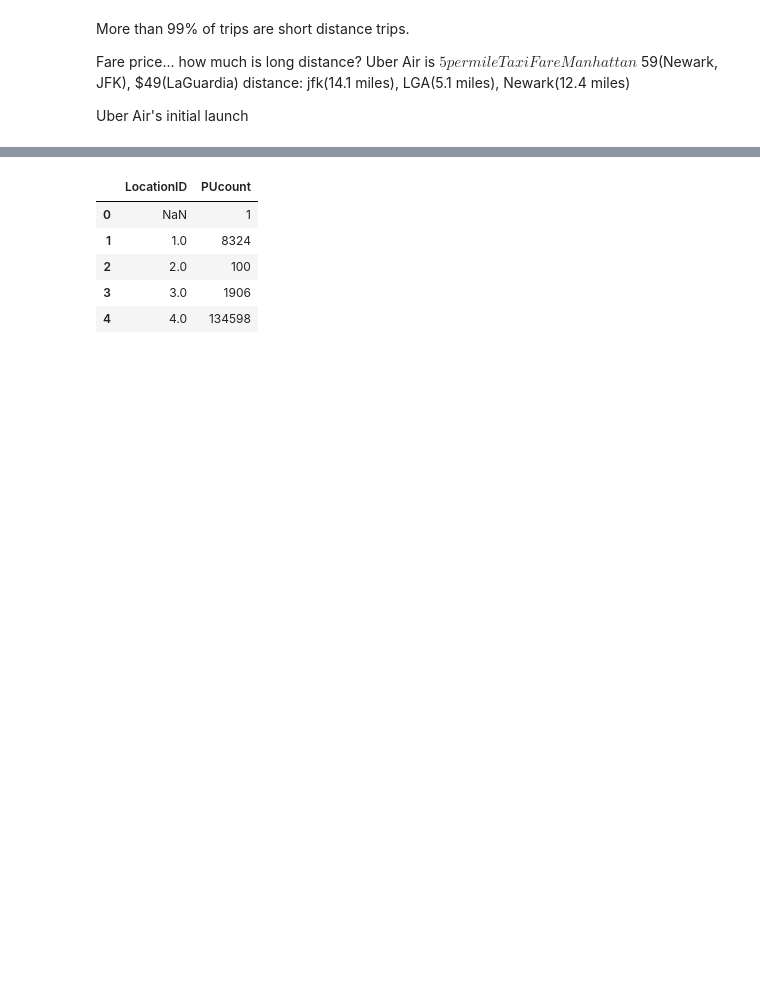
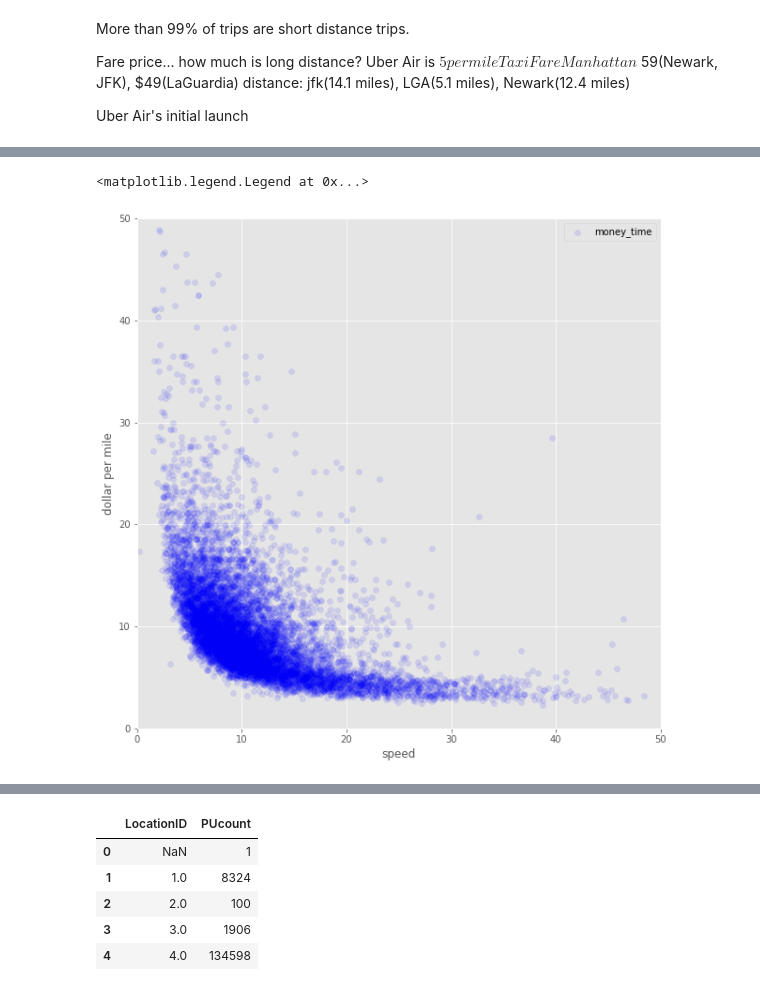
Before and after one commit to saehuh/Uber_Air__NYC, a Jupyter notebook: uber_air_nyc.ipynb, the cells around one changed output, grey strips where cells are left out. Cells and saved outputs as stored; diff of their text form; code cells hidden in the pictures; blank space fills up the shorter version.

```diff
--- a/uber_air_nyc.ipynb
+++ b/uber_air_nyc.ipynb
@@ -553,0 +828,15 @@ See the caveats in the documentation: https://pandas.pydata.org/pandas-docs/stab
+# %%
+# Dollar per Mile VS SPEED: AS Speed goes up Dollar per mile goes down.
+
+fig, ax = plt.subplots(figsize=(10,10))
+ax.scatter(df_tdf['trip_speed'], df_tdf['cost_dist'], color='b', label='money_time', alpha=0.1)
+ax.set_xlim(0, 50)
+ax.set_ylim(0, 50)
+ax.set_xlabel('speed')
+ax.set_ylabel('dollar per mile')
+
+ax.legend()
+# plot a point for Uber Air
+# %% [output]
+<matplotlib.legend.Legend at 0x...>
+[figure, added]
```
Also changed, not shown: parts of 105 cells of this notebook.
